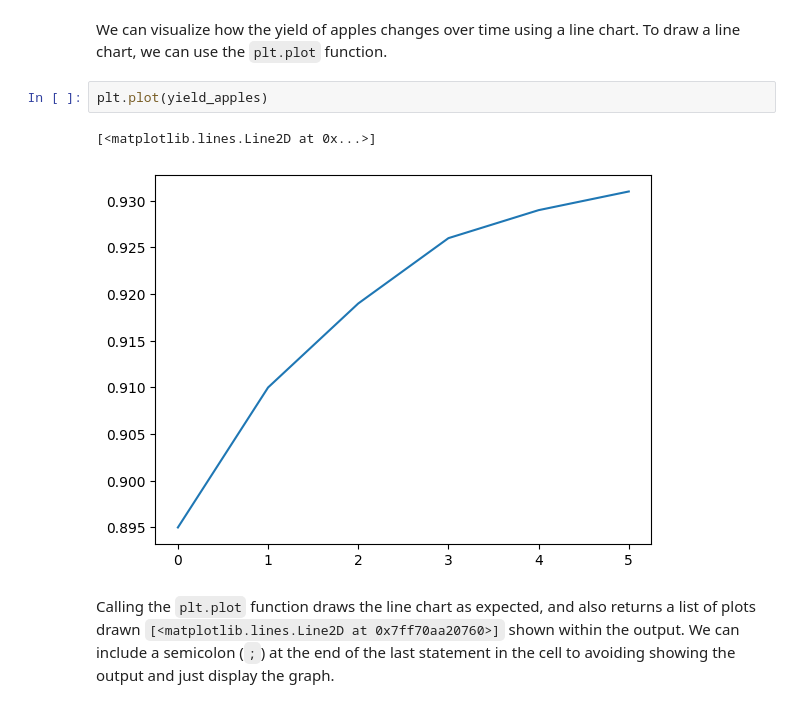
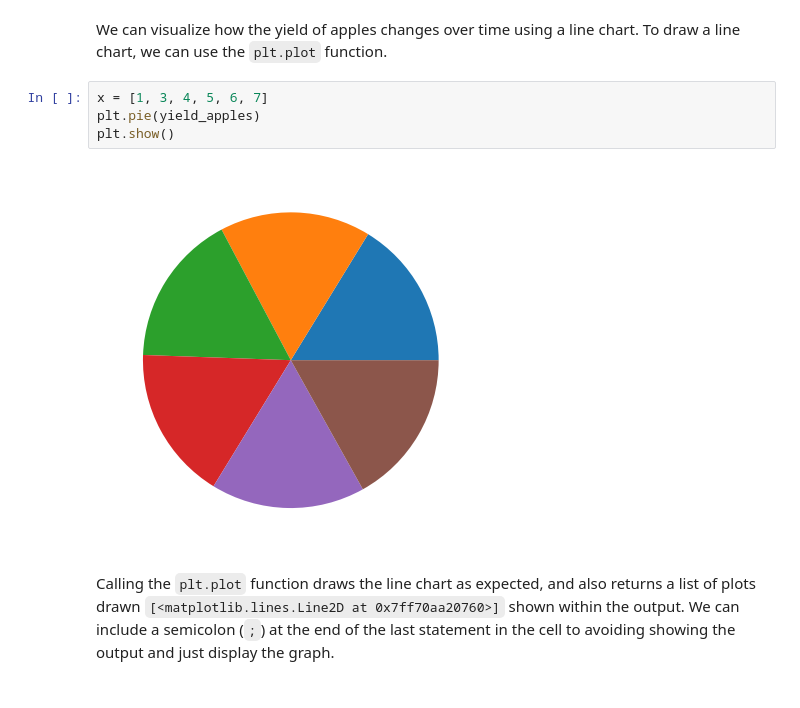
Before and after one commit to JayedHoshen/CSE-2110, a Jupyter notebook: LAB_Resource/Lab7/python_matplotlib_data_visualization.ipynb, the cells around one changed output. Saved outputs shown, nothing was run; the diff lists cells and outputs as text.

```diff
--- a/LAB_Resource/Lab7/python_matplotlib_data_visualization.ipynb
+++ b/LAB_Resource/Lab7/python_matplotlib_data_visualization.ipynb
@@ -23,11 +23,12 @@ Line charts are one of the simplest and most widely used data visualization tech
 yield_apples = [0.895, 0.91, 0.919, 0.926, 0.929, 0.931]
 # %% [markdown]
 We can visualize how the yield of apples changes over time using a line chart. To draw a line chart, we can use the `plt.plot` function.
-# %%
-plt.plot(yield_apples)
-# %% [output]
-[<matplotlib.lines.Line2D at 0x...>]
-[figure, removed]
+# %%
+x = [1, 3, 4, 5, 6, 7]
+plt.pie(yield_apples)
+plt.show()
+# %% [output]
+[figure, added]
 # %% [markdown]
 Calling the `plt.plot` function draws the line chart as expected, and also returns a list of plots drawn `[<matplotlib.lines.Line2D at 0x7ff70aa20760>]` shown within the output. We can include a semicolon (`;`) at the end of the last statement in the cell to avoiding showing the output and just display the graph.
 # %%
```
Also changed, not shown: parts of 8 cells of this notebook, 2 other files.
